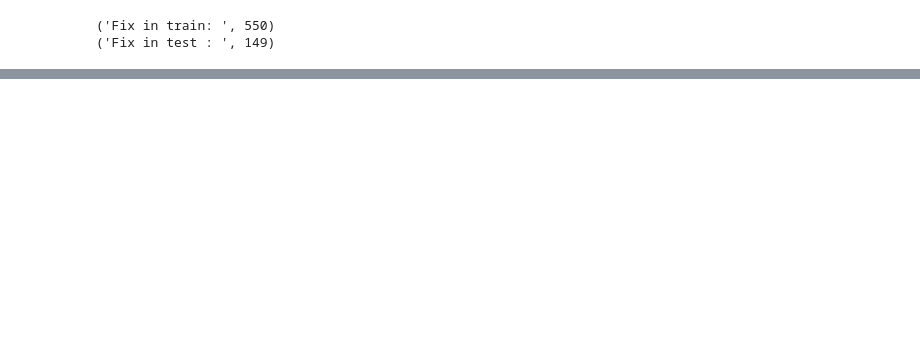
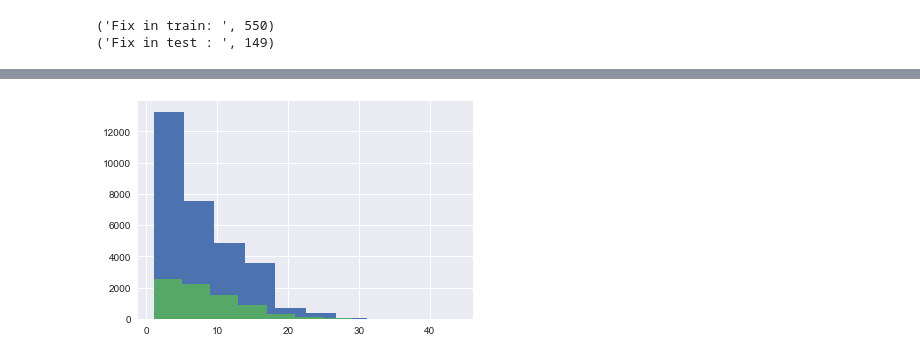
Before and after one commit to JulesLandrySimard/Kaggle-Sberbank, a Jupyter notebook: David_last.ipynb, the cells around one changed output, grey strips where cells are left out. Drawn from its saved outputs; the diff is of its cells as text; code cells hidden in the pictures; blank space fills up the shorter version.

```diff
--- a/David_last.ipynb
+++ b/David_last.ipynb
@@ -38,3 +36,98 @@ test.reset_index(inplace=True)
 # %% [output]
 ('Fix in train: ', 550)
 ('Fix in test : ', 149)
+# %%
+#Clean Jules
+
+# Build Year
+train.loc[30153,'build_year']=2015
+train.loc[30278,'build_year']=np.NaN
+train.loc[13995,'build_year']=2014
+train.loc[26335,'build_year']=1961
+train.loc[14161,'build_year']=1960
+train.loc[10092,'build_year']=2009
+train.loc[15223,'build_year']=1965
+
+train.loc[train['build_year'].isin([0,1,3]),'build_year'] = np.NaN
+
+test.loc[33469,'build_year']=2015
+test.loc[test['build_year'].isin([0,1,2]),'build_year'] = np.NaN
+
+# Max_floor
+train.loc[20725,'max_floor']=9
+train.loc[21737,'max_floor']=17 #Average of location (all between 14 and 25)
+train.loc[21855,'max_floor']=25 #All at this location have 25
+train.loc[25943,'max_floor']= np.NaN
+
+train.loc[train['max_floor']==0,'max_floor'] = np.NaN
+train.loc[train['max_floor']<train['floor'],'max_floor'] = np.NaN
+
+test.loc[test['max_floor']==0,'max_floor'] = np.NaN
+test.loc[test['max_floor']<test['floor'],'max_floor'] = np.NaN
+
+# Floor
+train.loc[train['floor']==0,'floor'] = np.NaN
+train.loc[23587,'floor'] = np.NaN
+
+train['floor'].hist()
+test['floor'].hist()
+print np.min(train['floor']),np.max(train['floor'])
+print np.min(test['floor']),np.max(test['floor'])
+
+# Full and life sq (Run only once!)
+
+train.loc[[1030,27796,3599,22788,129,18344,23718,1310],['full_sq','life_sq']] = train.loc[[1030,27796,3599,22788,129,18344,23718,1310],['full_sq','life_sq']] /10.0
+
+train.loc[[2012,1189,11335,22415,24299,26267,26366,1825],'full_sq'] = train.loc[[2012,1189,11335,22415,24299,26267,26366,1825],'life_sq']
+train.loc[6115,'full_sq'] = np.NaN
+
+train.loc[((train['full_sq']==1) & (train['life_sq']==1) & (train['floor']==1)) | ((train['full_sq']==0) & (train['life_sq']==0) & (train['floor']==0)),['full_sq','life_sq','floor','max_floor','num_room','kitch_sq','state']] = np.NaN
+train.loc[((train['full_sq']==0) | (train['full_sq']==1)) & train['life_sq']>5, 'full_sq'] = train.loc[((train['full_sq']==0) | (train['full_sq']==1)) & train['life_sq']>5, 'life_sq']
+
+train.loc[(train['life_sq']>1) & (train['full_sq']>100*train['life_sq']),'full_sq'] = train.loc[(train['life_sq']>1) & (train['full_sq']>100*train['life_sq']),'full_sq']/100.0
+train.loc[(train['life_sq']>1) & (train['full_sq']>10*train['life_sq']),'full_sq'] = train.loc[(train['life_sq']>1) & (train['full_sq']>10*train['life_sq']),'full_sq']/10.0
+
+train.loc[(train['life_sq']>1) & (train['full_sq']/train['life_sq']<0.05),'life_sq'] = train.loc[(train['life_sq']>1) & (train['full_sq']/train['life_sq']<0.5),'life_sq']/100.0
+train.loc[(train['life_sq']>1) & (train['full_sq']/train['life_sq']<0.5),'life_sq'] = train.loc[(train['life_sq']>1) & (train['full_sq']/train['life_sq']<0.5),'life_sq']/10.0
+
+train.loc[(train['full_sq']==0) | (train['full_sq']==1),'full_sq'] = np.NaN
+train.loc[(train['life_sq']==0) | (train['life_sq']==1),'life_sq'] = np.NaN
+
+
+
+test.loc[[30938,35857],'full_sq'] = test.loc[[30938,35857],'life_sq']
+test.loc[36824, ['full_sq','life_sq']] = np.NaN
+test.loc[[32501,33278],'life_sq'] = np.NaN
+
+test.loc[(test['life_sq']>1) & (test['full_sq']/test['life_sq']<0.5),'life_sq'] = test.loc[(test['life_sq']>1) & (test['full_sq']/test['life_sq']<0.5),'life_sq']/10.0
+
+test.loc[(test['life_sq']==0 ) | (test['life_sq']==1 ),'life_sq'] = np.NaN
+
+# Kitchen (Only run once!)
+
+train.loc[[10371,21418,13120,28737],'build_year'] = train.loc[[10371,21418,13120,28737],'kitch_sq'].copy()
+train.loc[[10371,21418,13120,28737],'kitch_sq'] = np.NaN
+
+train.loc[(train['kitch_sq']==0) | (train['kitch_sq']==1),'kitch_sq'] = np.NaN
+train.loc[(train['kitch_sq'] >= train['full_sq']) | (train['kitch_sq']>= train['life_sq']),'kitch_sq'] = np.NaN
+
+test.loc[[31381,36811],'kitch_sq'] = np.NaN
+test.loc[test['kitch_sq']==test['full_sq'],'kitch_sq'] = np.NaN
+test.loc[[37733,37503],'kitch_sq'] = np.NaN
+
+test.loc[[32505,34333,36970],'kitch_sq'] = test.loc[[32505,34333,36970],'kitch_sq']/10.0
+test.loc[[31014,32266],['kitch_sq','life_sq']] = test.loc[[31014,32266],['life_sq','kitch_sq']]
+test.loc[(test['kitch_sq'] >= test['full_sq']) | (test['kitch_sq']>= test['life_sq']),'kitch_sq'] = np.NaN
+test.loc[(test['kitch_sq']==0) | (test['kitch_sq']==1),'kitch_sq'] = np.NaN
+
+# Room
+train.loc[train['num_room']==0, 'num_room'] = np.NaN
+train.loc[train['num_room'] >= 10, 'num_room'] = np.NaN
+train.loc[[19393,25350,26002,17431,25284,12201,14592,11020,25654],'num_room'] = np.NaN
+
+test.loc[31301, 'num_room'] = 3 #kitch_sq
+test.loc[[33648,37787,31903],'num_room'] = np.NaN
+
+# State
+train.loc[10092,'state'] = 3
+# %% [output]
@@ -41,2 +136,3 @@ test.reset_index(inplace=True)
+[figure, added]
 # %%
 #clean data
```
Also changed, not shown: parts of 13 cells of this notebook.
